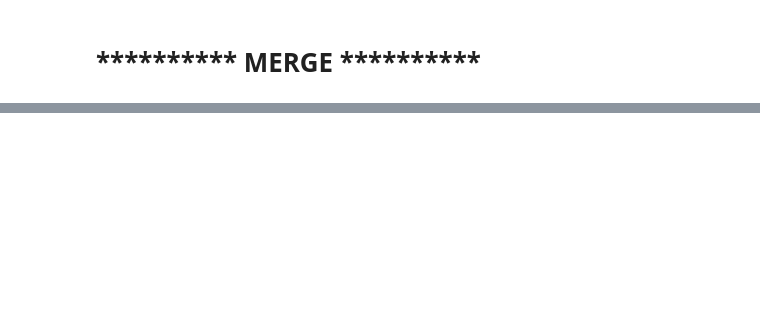
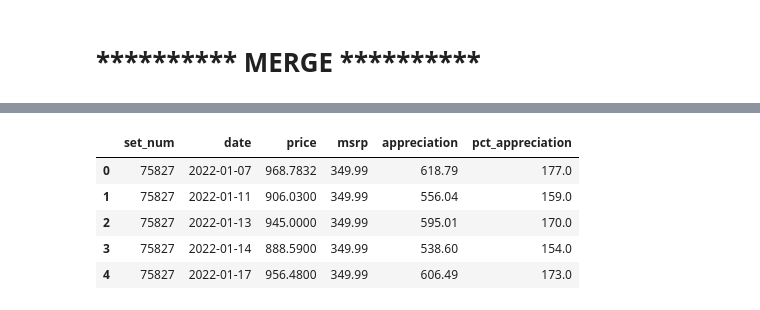
Before and after one commit to 33GuessSo88/EbayLegoWebscrape, a Jupyter notebook: Data Analysis/Lego_Data_Analysis.ipynb, the cells around one changed output, grey strips where cells are left out. Drawn from its saved outputs; the diff is of its cells as text; code cells hidden in the pictures; blank space fills up the shorter version.

Commit message:
Added groupby % appreciation to set_num

```diff
--- a/Data Analysis/Lego_Data_Analysis.ipynb
+++ b/Data Analysis/Lego_Data_Analysis.ipynb
@@ -271,6 +273,19 @@ Create a new data frame that we will use for the rest of the analysis that is no
 # %%
 # create function to remove outliers using IQR method
 def remove_outliers(dataframe):
+    """
+    Function to identify and remove outliers from the price column using IQR method
+
+    Parameters:
+    ----------
+    dataframe : a dataframe
+
+    Returns:
+    --------
+    dataframe with outliers removed
+
+    """
+
     Q1 = dataframe['price'].quantile(0.25)
     Q3 = dataframe['price'].quantile(0.75)
     IQR = Q3 - Q1
@@ -279,7 +294,10 @@ def remove_outliers(dataframe):
     outliers_15_low = ( dataframe['price'] < lower_lim)
     outliers_15_high = ( dataframe['price'] > upper_lim)
     df_outliers_removed = dataframe[~(outliers_15_low | outliers_15_high)]
+
     return df_outliers_removed
+
+    # I could add another parameter for column name to make this more generic
 # %%
 # Test list of sets to loop through
 test_list = [75827, 75192, 70222, 70223]
@@ -320,9 +378,9 @@ looped_df.dtypes
 # %%
 # I want all values in the price df and mrsp from set data
 # this is a left join and we use pandas merge method
-left_join = pd.merge(looped_df,
+joined_df = pd.merge(looped_df,
                     df_set[['set_num', 'msrp']],
                     on = 'set_num',
                     how = 'left'
 )
-left_join.head()
+joined_df.head()
@@ -329,3 +394,15 @@ left_join.head()
 # %%
 # create calculated column of $ of appreciation for every row
-left_join['appreciation'] = (left_join['price'] - left_join['msrp']).round(2)
+joined_df['appreciation'] = (joined_df['price'] - joined_df['msrp']).round(2)
+
+# create % appreciation calculated column
+joined_df['pct_appreciation'] = (joined_df['appreciation'] / joined_df['msrp'] * 100).round()
+
+joined_df.head()
+# %% [output]
+|  | set_num | date | price | msrp | appreciation | pct_appreciation |
+| 0 | 75827 | 2022-01-07 | 968.7832 | 349.99 | 618.79 | 177.0 |
+| 1 | 75827 | 2022-01-11 | 906.0300 | 349.99 | 556.04 | 159.0 |
+| 2 | 75827 | 2022-01-13 | 945.0000 | 349.99 | 595.01 | 170.0 |
+| 3 | 75827 | 2022-01-14 | 888.5900 | 349.99 | 538.60 | 154.0 |
+| 4 | 75827 | 2022-01-17 | 956.4800 | 349.99 | 606.49 | 173.0 |
```
Also changed, not shown: parts of 20 cells of this notebook.
